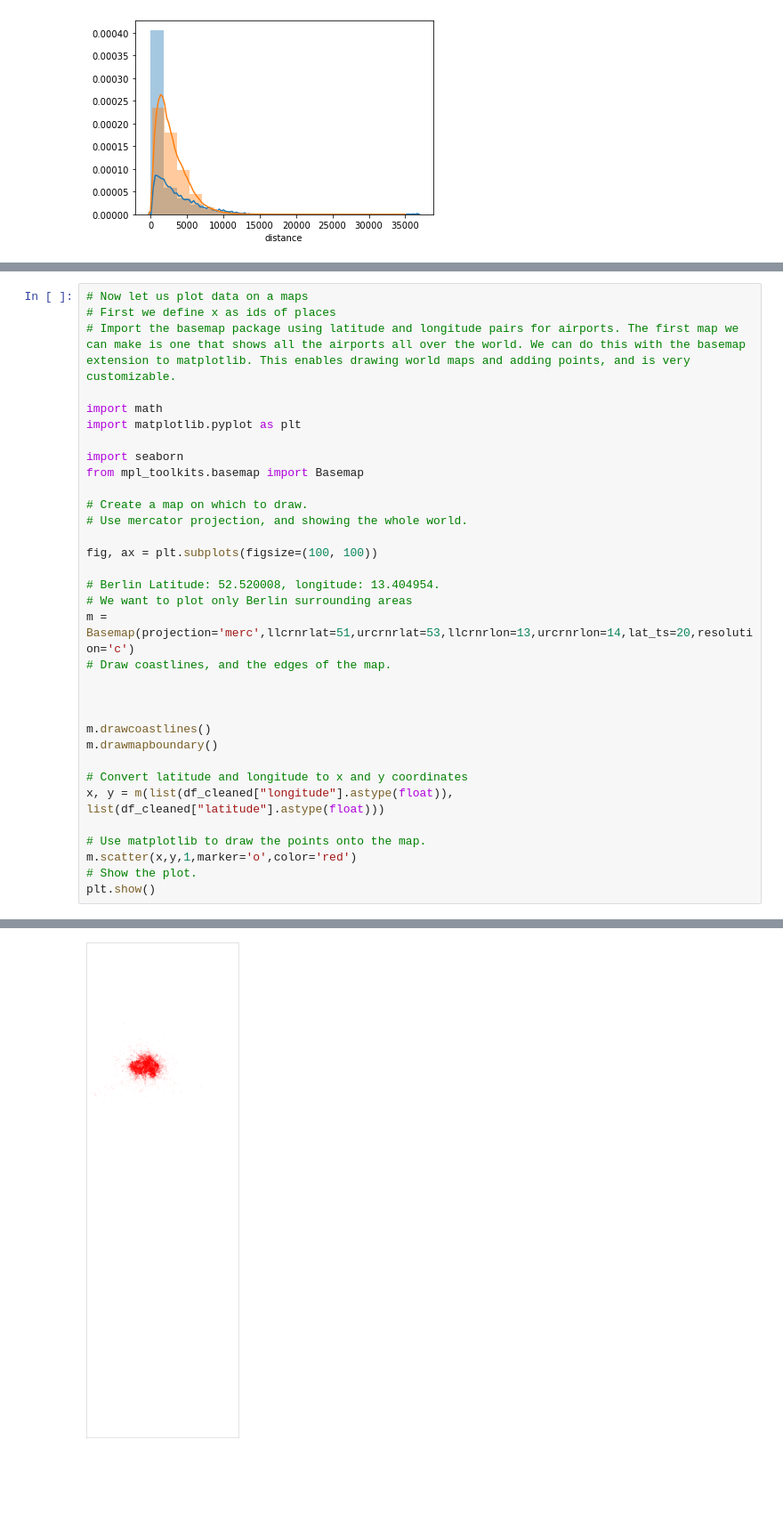
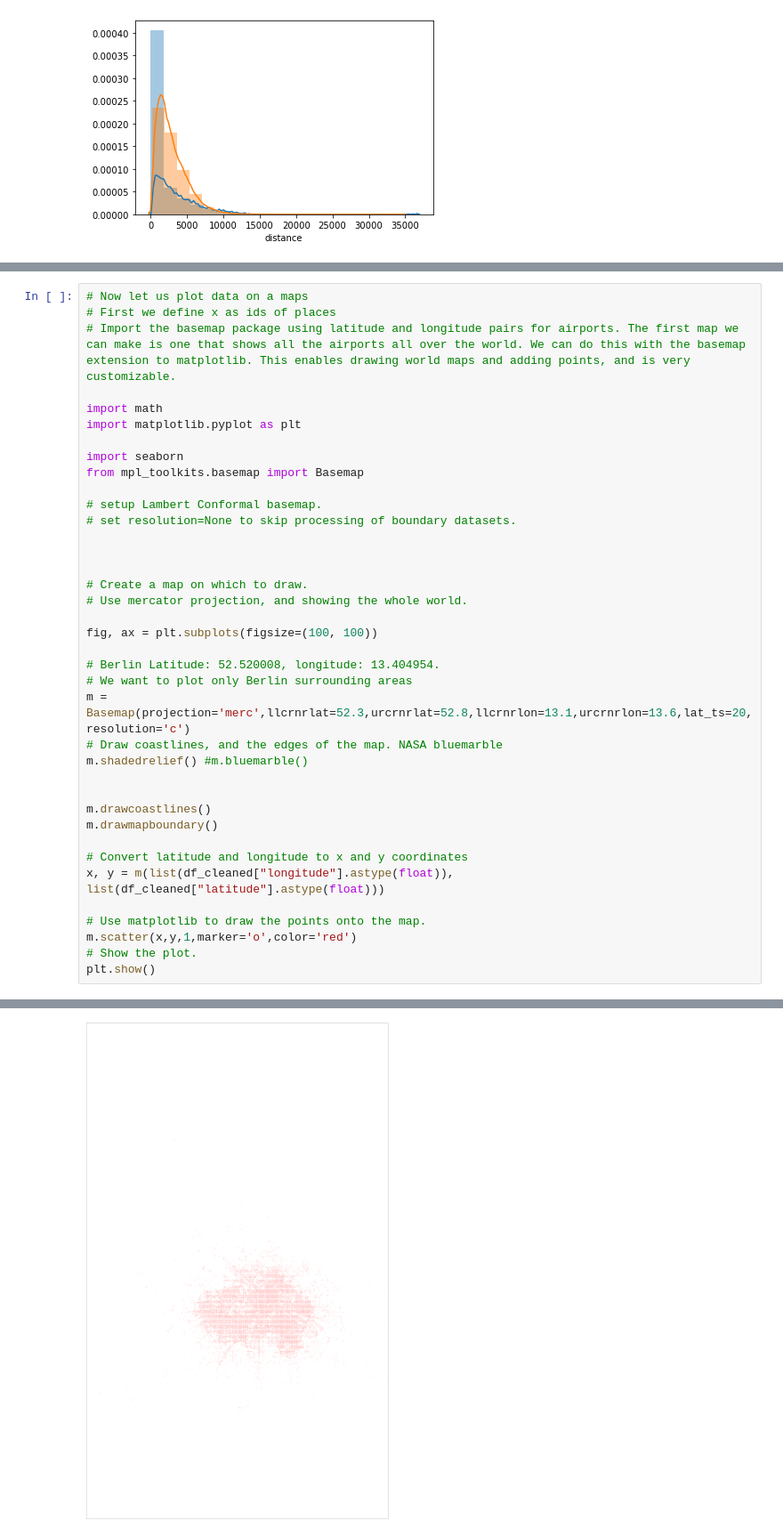
Before and after one commit to Liyubov/data_analysis_for_social_good, a Jupyter notebook: bikes_mobility_analysis.ipynb, the cells around one changed output, grey strips where cells are left out. Shown at 89% size. Drawn from its saved outputs; the diff is of its cells as text; blank space fills up the shorter version.

```diff
--- a/bikes_mobility_analysis.ipynb
+++ b/bikes_mobility_analysis.ipynb
@@ -74,37 +74,42 @@ import math
 import matplotlib.pyplot as plt
 
 import seaborn
 from mpl_toolkits.basemap import Basemap
 
+# setup Lambert Conformal basemap.
+# set resolution=None to skip processing of boundary datasets.
+
+
+
 # Create a map on which to draw.
 # Use mercator projection, and showing the whole world.
 
 fig, ax = plt.subplots(figsize=(100, 100))
 
 # Berlin Latitude: 52.520008, longitude: 13.404954.
 # We want to plot only Berlin surrounding areas
-m = Basemap(projection='merc',llcrnrlat=51,urcrnrlat=53,llcrnrlon=13,urcrnrlon=14,lat_ts=20,resolution='c')
-# Draw coastlines, and the edges of the map.
-
+m = Basemap(projection='merc',llcrnrlat=52.3,urcrnrlat=52.8,llcrnrlon=13.1,urcrnrlon=13.6,lat_ts=20,resolution='c')
+# Draw coastlines, and the edges of the map. NASA bluemarble
+m.shadedrelief() #m.bluemarble()
 
 
 m.drawcoastlines()
 m.drawmapboundary()
 
 # Convert latitude and longitude to x and y coordinates
 x, y = m(list(df_cleaned["longitude"].astype(float)), list(df_cleaned["latitude"].astype(float)))
 
 # Use matplotlib to draw the points onto the map.
 m.scatter(x,y,1,marker='o',color='red')
 # Show the plot.
 plt.show()
 # %% [output]
 The dedent function was deprecated in Matplotlib 3.1 and will be removed in 3.3. Use inspect.cleandoc instead.
 
 
 
 The dedent function was deprecated in Matplotlib 3.1 and will be removed in 3.3. Use inspect.cleandoc instead.
-[figure, old version]
+[figure, new version]
 # %% [markdown]
 ## Correlation with the weather and other metadata
 
```
Also changed, not shown: parts of 2 cells of this notebook.
